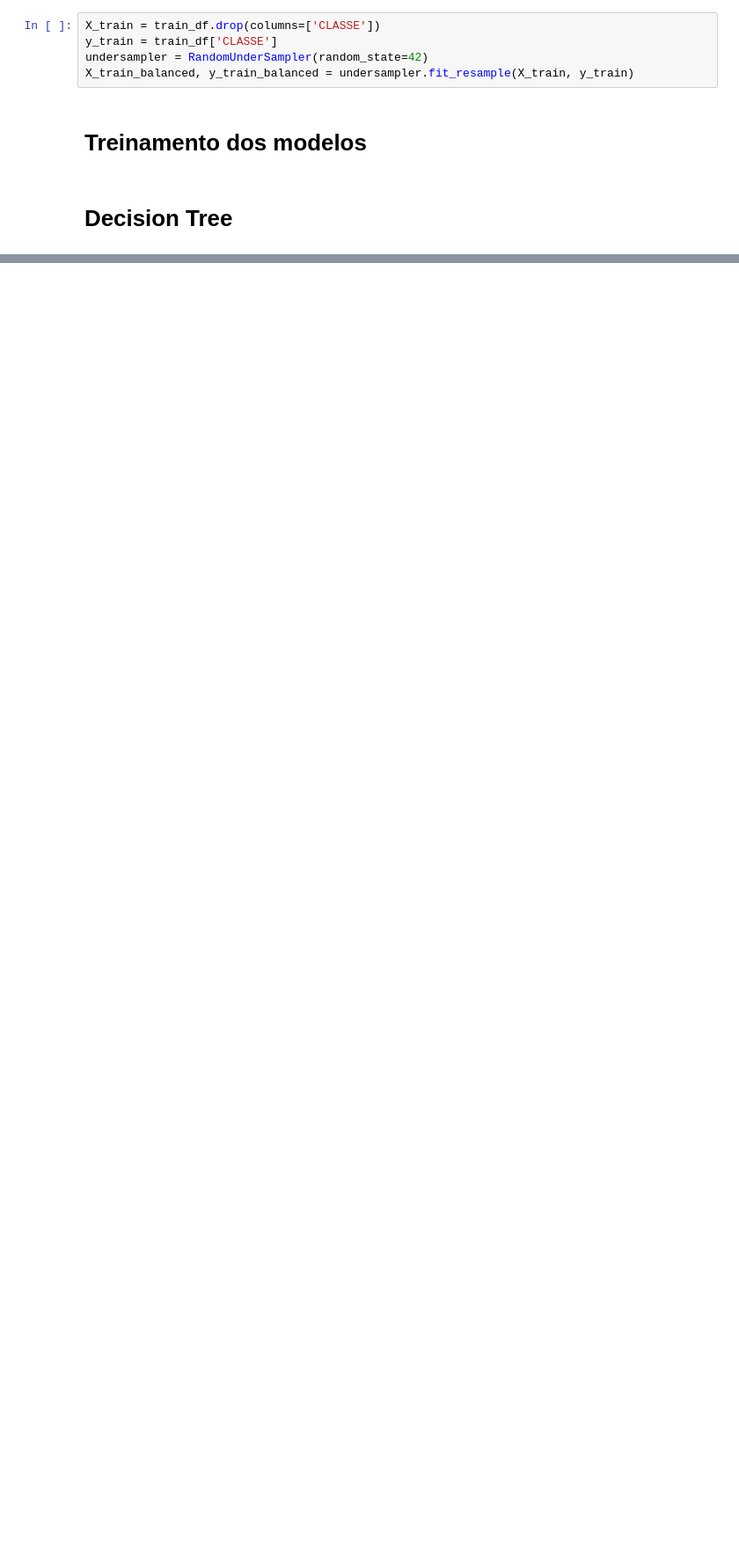
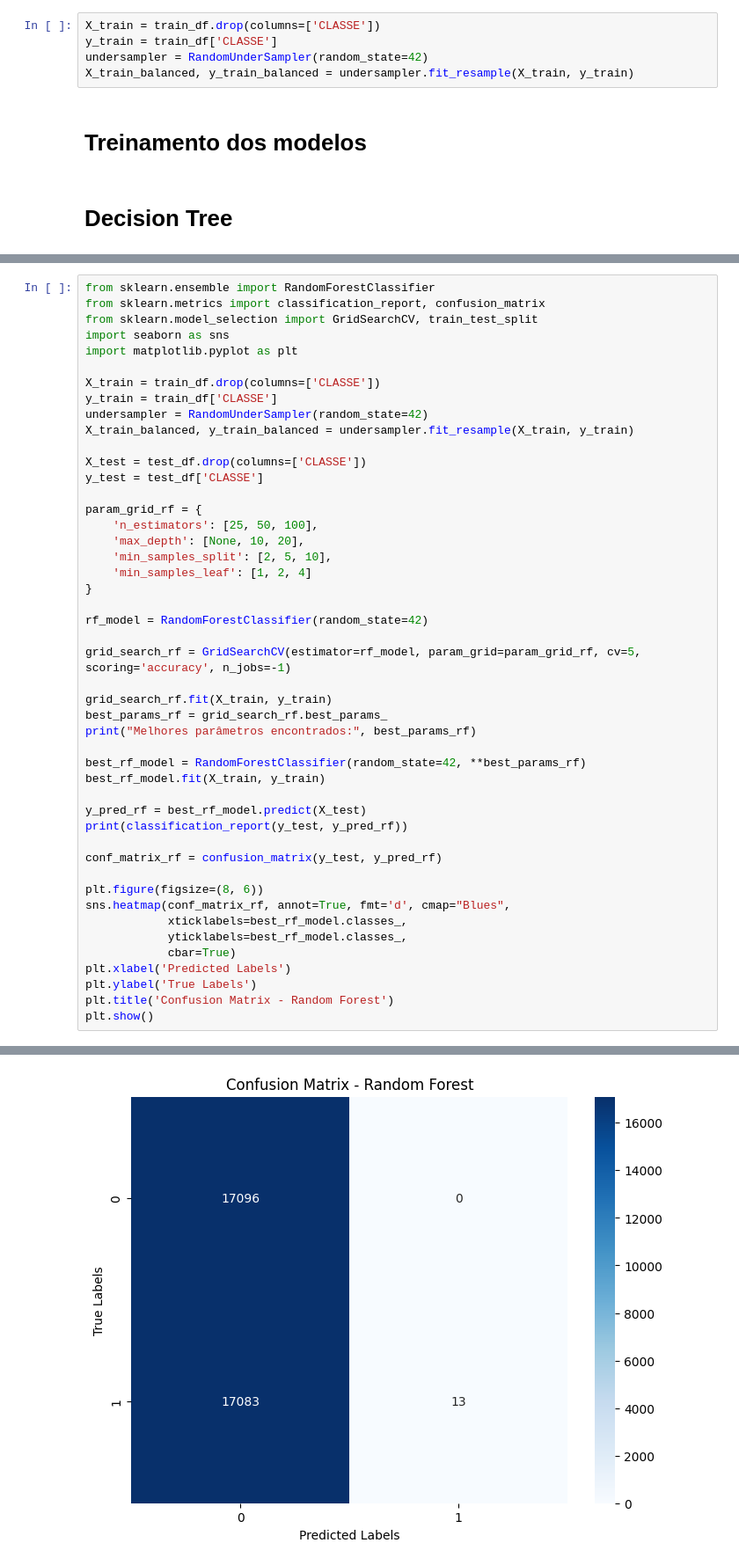
Before and after one commit to AzuraLV/Colabs, a Jupyter notebook: RECPAD/Processamento/processamento.ipynb, the cells around one changed output, grey strips where cells are left out. Shown at 88% size. Drawn from its saved outputs; the diff is of its cells as text; blank space fills up the shorter version.

```diff
--- a/RECPAD/Processamento/processamento.ipynb
+++ b/RECPAD/Processamento/processamento.ipynb
@@ -260,0 +293,48 @@ Classificados Corretamente: 108160 de 154694
+# %%
+from sklearn.ensemble import RandomForestClassifier
+from sklearn.metrics import classification_report, confusion_matrix
+from sklearn.model_selection import GridSearchCV, train_test_split
+import seaborn as sns
+import matplotlib.pyplot as plt
+
+X_train = train_df.drop(columns=['CLASSE'])
+y_train = train_df['CLASSE']
+undersampler = RandomUnderSampler(random_state=42)
+X_train_balanced, y_train_balanced = undersampler.fit_resample(X_train, y_train)
+
+X_test = test_df.drop(columns=['CLASSE'])
+y_test = test_df['CLASSE']
+
+param_grid_rf = {
+    'n_estimators': [25, 50, 100],
+    'max_depth': [None, 10, 20],
+    'min_samples_split': [2, 5, 10],
+    'min_samples_leaf': [1, 2, 4]
+}
+
+rf_model = RandomForestClassifier(random_state=42)
+
+grid_search_rf = GridSearchCV(estimator=rf_model, param_grid=param_grid_rf, cv=5, scoring='accuracy', n_jobs=-1)
+
+grid_search_rf.fit(X_train, y_train)
+best_params_rf = grid_search_rf.best_params_
+print("Melhores parâmetros encontrados:", best_params_rf)
+
+best_rf_model = RandomForestClassifier(random_state=42, **best_params_rf)
+best_rf_model.fit(X_train, y_train)
+
+y_pred_rf = best_rf_model.predict(X_test)
+print(classification_report(y_test, y_pred_rf))
+
+conf_matrix_rf = confusion_matrix(y_test, y_pred_rf)
+
+plt.figure(figsize=(8, 6))
+sns.heatmap(conf_matrix_rf, annot=True, fmt='d', cmap="Blues",
+            xticklabels=best_rf_model.classes_,
+            yticklabels=best_rf_model.classes_,
+            cbar=True)
+plt.xlabel('Predicted Labels')
+plt.ylabel('True Labels')
+plt.title('Confusion Matrix - Random Forest')
+plt.show()
+# %% [output]
@@ -260,0 +350 @@ Classificados Corretamente: 108160 de 154694
+[figure, added]
```
Also changed, not shown: parts of 18 cells of this notebook.
